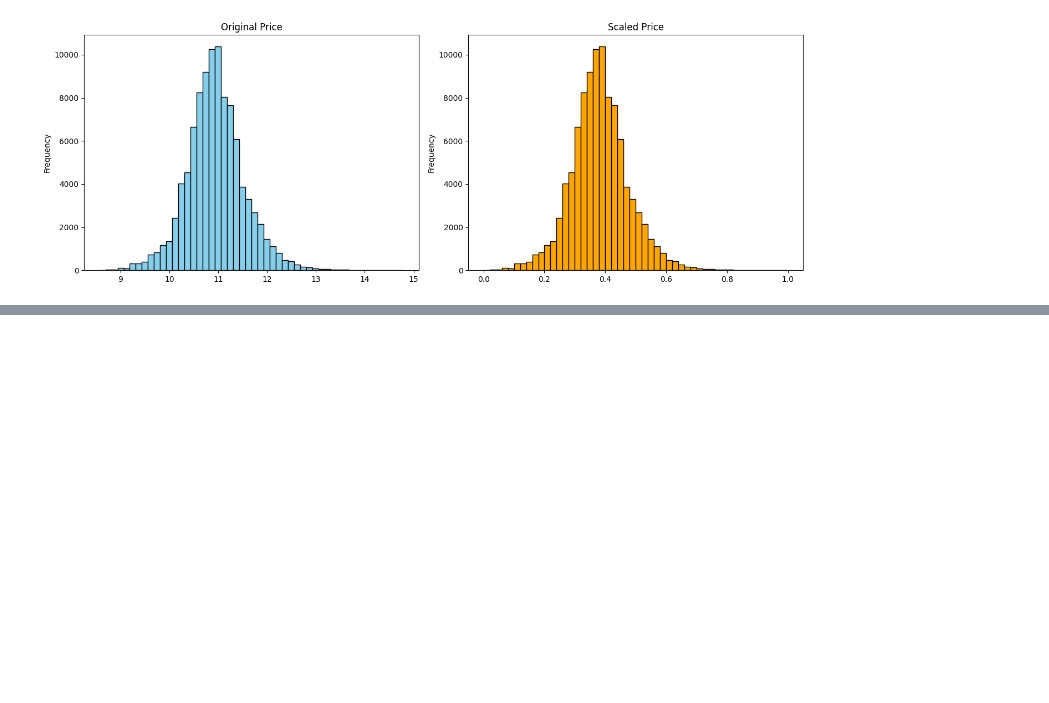
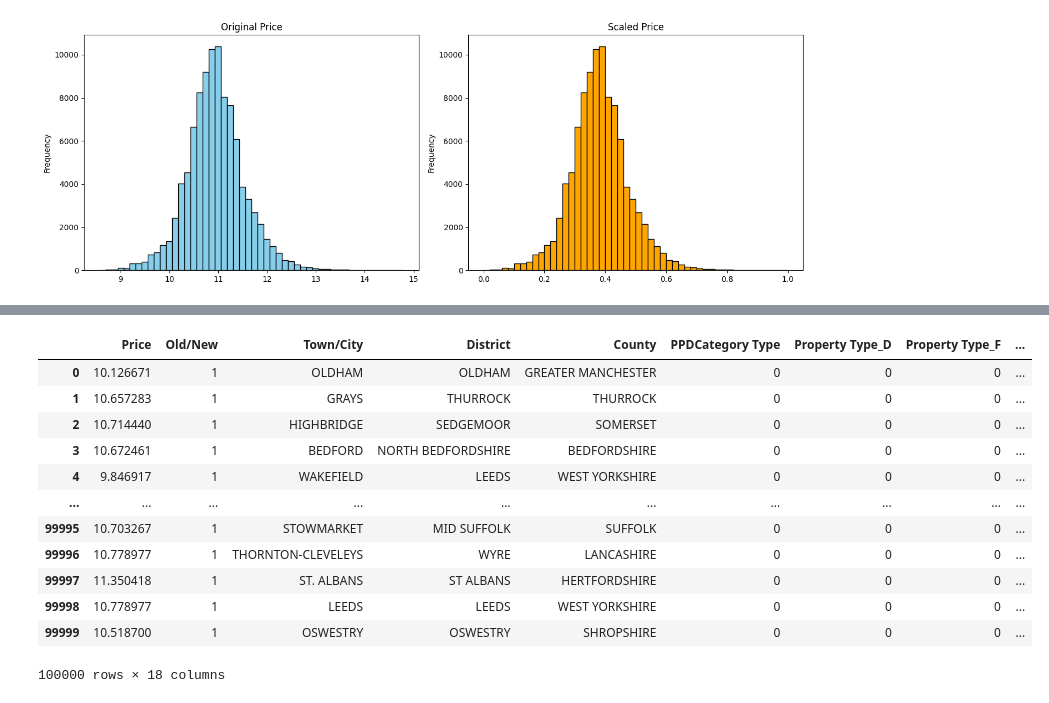
Before and after one commit to springboardmentor425/B-13-RealtyAI-Smart-Real-Estate-Insight-Platform, a Jupyter notebook: notebooks/featureScalling.ipynb, the cells around one changed output, grey strips where cells are left out. Drawn from its saved outputs; the diff is of its cells as text; code cells hidden in the pictures; blank space fills up the shorter version.

```diff
--- a/notebooks/featureScalling.ipynb
+++ b/notebooks/featureScalling.ipynb
@@ -129,0 +144,18 @@ plt.show()
+# %%
+df = df.drop(columns=['Record Status - monthly file only'])
+# %%
+df
+# %% [output]
+|  | Price | Old/New | Town/City | District | County | PPDCategory Type | Property Type_D | Property Type_F | ... |
+| 0 | 10.126671 | 1 | OLDHAM | OLDHAM | GREATER MANCHESTER | 0 | 0 | 0 | ... |
+| 1 | 10.657283 | 1 | GRAYS | THURROCK | THURROCK | 0 | 0 | 0 | ... |
+| 2 | 10.714440 | 1 | HIGHBRIDGE | SEDGEMOOR | SOMERSET | 0 | 0 | 0 | ... |
+| 3 | 10.672461 | 1 | BEDFORD | NORTH BEDFORDSHIRE | BEDFORDSHIRE | 0 | 0 | 0 | ... |
+| 4 | 9.846917 | 1 | WAKEFIELD | LEEDS | WEST YORKSHIRE | 0 | 0 | 0 | ... |
+| ... | ... | ... | ... | ... | ... | ... | ... | ... | ... |
+| 99995 | 10.703267 | 1 | STOWMARKET | MID SUFFOLK | SUFFOLK | 0 | 0 | 0 | ... |
+| 99996 | 10.778977 | 1 | THORNTON-CLEVELEYS | WYRE | LANCASHIRE | 0 | 0 | 0 | ... |
+| 99997 | 11.350418 | 1 | ST. ALBANS | ST ALBANS | HERTFORDSHIRE | 0 | 0 | 0 | ... |
+| 99998 | 10.778977 | 1 | LEEDS | LEEDS | WEST YORKSHIRE | 0 | 0 | 0 | ... |
+| 99999 | 10.518700 | 1 | OSWESTRY | OSWESTRY | SHROPSHIRE | 0 | 0 | 0 | ... |
+100000 rows × 18 columns
```
Also changed, not shown: parts of 2 cells of this notebook, 1 other file.
